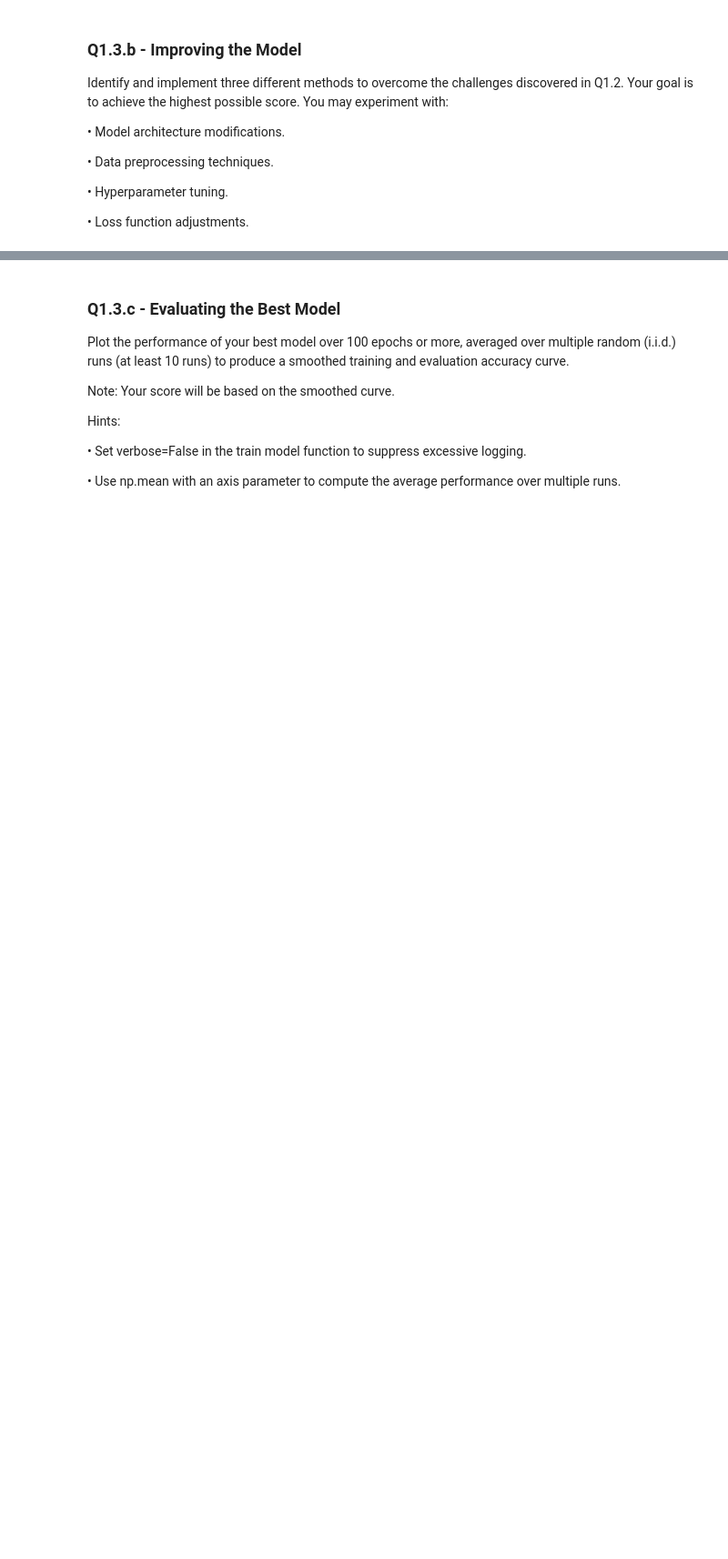
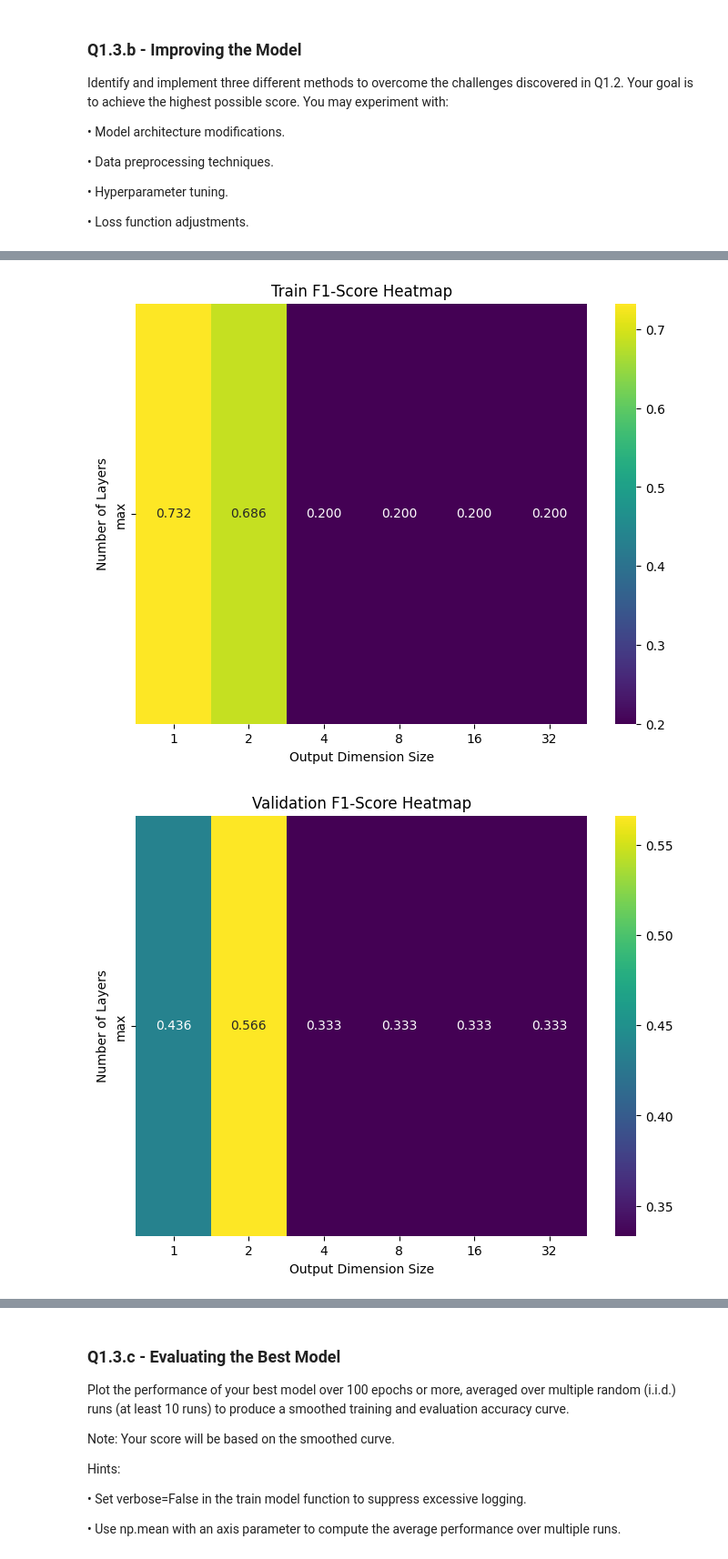
Before and after one commit to StevenChenWaiHo/Graph-Neural-Network, a Jupyter notebook: dgl_2425_cw1/q1_graph_classification.ipynb, the cells around one changed output, grey strips where cells are left out. Shown at 91% size. Saved outputs shown, nothing was run; the diff lists cells and outputs as text; code cells hidden in the pictures; blank space fills up the shorter version.

```diff
--- a/dgl_2425_cw1/q1_graph_classification.ipynb
+++ b/dgl_2425_cw1/q1_graph_classification.ipynb
@@ -790,17 +918,3 @@ Q1.2. Your goal is to achieve the highest possible score. You may experiment wit
 • Hyperparameter tuning.
 
 • Loss function adjustments.
-# %%
-# SOLUTION Q1.3.b
-
-# ####################################################
-# MODIFY THE CODE BELOW
-# ####################################################
-
-
-# Call this function in the end.
-plot_training_and_validation(train_acc, eval_acc)
-
-# ####################################################
-# END OF MODIFICATION
-# ####################################################
@@ -806,0 +1112,48 @@ plot_training_and_validation(train_acc, eval_acc)
+# %%
+# Convert results into a DataFrame
+df = pd.DataFrame(results)
+
+# Plot Train F1-Scores
+heatmap_data = df.pivot(index="aggregation_method", columns="output_dim", values="train_f1_score")
+
+plt.figure(figsize=(8, 6))
+sns.heatmap(heatmap_data, annot=True, cmap="viridis", fmt=".3f")
+
+plt.xlabel("Output Dimension Size")
+plt.ylabel("Number of Layers")
+plt.title("Train F1-Score Heatmap")
+
+plt.show()
+
+# Plot Validation F1-Scores
+heatmap_data = df.pivot(index="aggregation_method", columns="output_dim", values="eval_f1_score")
+
+plt.figure(figsize=(8, 6))
+sns.heatmap(heatmap_data, annot=True, cmap="viridis", fmt=".3f")
+
+plt.xlabel("Output Dimension Size")
+plt.ylabel("Number of Layers")
+plt.title("Validation F1-Score Heatmap")
+
+plt.show()
+
+# Plot Train + Validation F1-Scores
+
+def avg_f1_score(row):
+    row['avg_f1_score'] = (row['train_f1_score'] + row['eval_f1_score']) / 2
+    return row
+
+results_avg = map(avg_f1_score, results)
+
+heatmap_data = pd.DataFrame(results_avg).pivot(index="aggregation_method", columns="output_dim", values="avg_f1_score")
+
+plt.figure(figsize=(8, 6))
+sns.heatmap(heatmap_data, annot=True, cmap="viridis", fmt=".3f")
+plt.xlabel("Output Dimension Size")
+plt.ylabel("Number of Layers")
+plt.title("Average F1-Score Heatmap")
+
+plt.show()
+# %% [output]
+[figure, added]
+[figure, added]
```
Also changed, not shown: parts of 16 cells of this notebook, 4 other files.
